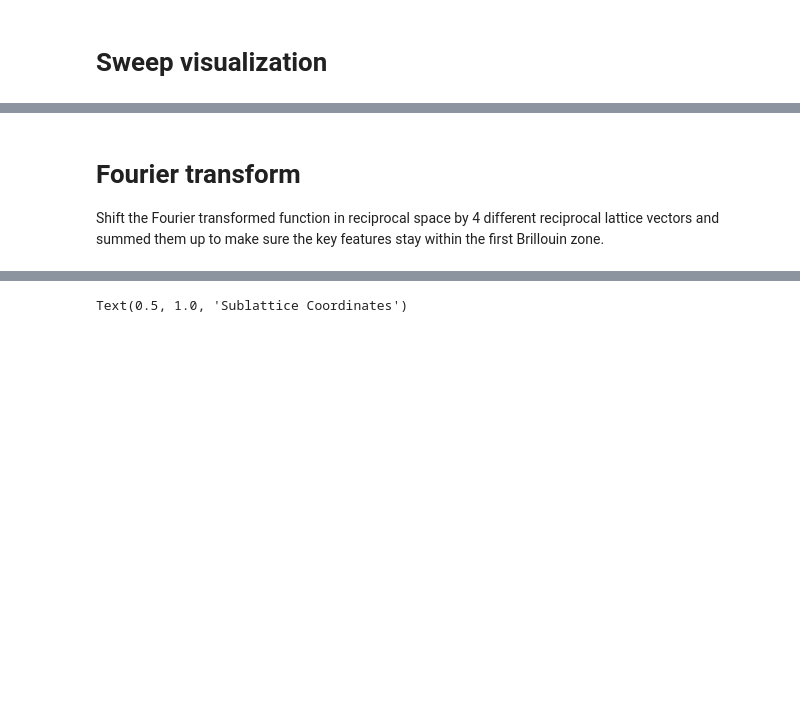
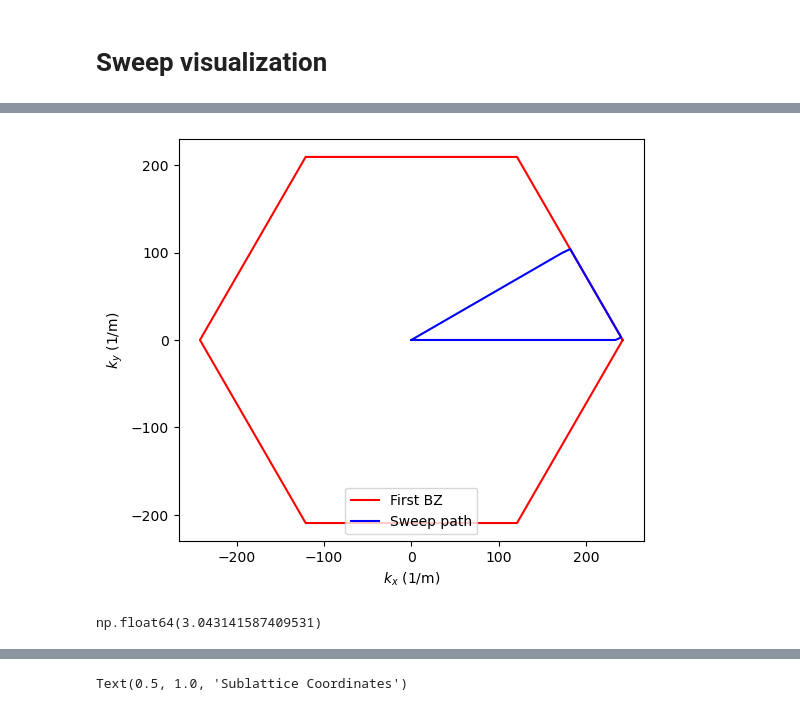
Before and after one commit to jt-y/Jiatong-Yang, a Jupyter notebook: metamaterials/processing/notebooks/paper_fig_clean/band_exp_clean.ipynb, the cells around one changed output, grey strips where cells are left out. Cells and saved outputs as stored; diff of their text form; code cells hidden in the pictures; blank space fills up the shorter version.

```diff
--- a/metamaterials/processing/notebooks/paper_fig_clean/band_exp_clean.ipynb
+++ b/metamaterials/processing/notebooks/paper_fig_clean/band_exp_clean.ipynb
@@ -294,5 +123,0 @@ ax.set_aspect('equal')
-# %% [markdown]
-# Fourier transform
-
-
-Shift the Fourier transformed function in reciprocal space by 4 different reciprocal lattice vectors and summed them up to make sure the key features stay within the first Brillouin zone.
@@ -330,0 +124,43 @@ for setno, values in freqs:
+# %%
+# visualizing the 3 sweeps in reciprocal space
+
+
+freqs = np.array([(0, freq_list)], dtype=object)
+
+# Lattice parameters
+L = 0.01 # Length of the hexagon side in real space (m)
+kxmax = 4*np.pi/(3*np.sqrt(3) * L) # Max kx value in the first Brillouin zone
+kymax = 2*np.pi/(3*L) # Max ky value in the first Brillouin zone
+
+# Define the GKMG sweep path in reciprocal space
+b_res = 50
+b = np.linspace(0, 1.5+np.sqrt(3)/2, b_res)
+kxb = np.zeros(len(b))
+kyb = np.zeros(len(b))
+
+for i in range(len(b)):
+    if b[i] < 1:
+        kxb[i] = 4 * np.pi / (3 * np.sqrt(3) * L) * b[i]
+        kyb[i] = 0
+    elif b[i] < 1.5:
+        kxb[i] = 4 * np.pi / (3 * np.sqrt(3) * L) - 2 * np.pi / (3 * np.sqrt(3) * L) * (b[i]-1)
+        kyb[i] = 2 * np.pi / (3 * L) * (b[i]-1)
+    else:
+        kxb[i] = (1- (b[i] - 1.5) * 2 / np.sqrt(3)) * np.pi / (np.sqrt(3) * L)
+        kyb[i] = (1- 2 / (np.sqrt(3)) * (b[i]-1.5)) * np.pi / (3 * L)
+
+
+# Visualize the Brillouin zone and the sweep path
+xBZ = [kxmax, 0.5*kxmax, -0.5*kxmax, -kxmax, -0.5*kxmax, 0.5*kxmax, kxmax]
+yBZ = [0, kymax, kymax, 0, -kymax, -kymax, 0]
+
+
+plt.figure(figsize=(6,6))
+plt.plot(xBZ, yBZ, 'r-', label='First BZ')
+plt.plot(kxb, kyb, 'b-', label='Sweep path')
+plt.xlabel(r'$k_x$ (1/m)')
+plt.ylabel(r'$k_y$ (1/m)')
+plt.legend(loc='lower center')
+plt.gca().set_aspect('equal')
+# %% [output]
+[figure, added]
@@ -331 +216,5 @@ for setno, values in freqs:
+# %%
+np.max(reciprocal_data_plot)
+# %% [output]
+np.float64(3.043141587409531)
 # %%
```
Also changed, not shown: parts of 33 cells of this notebook, 23 other files.
